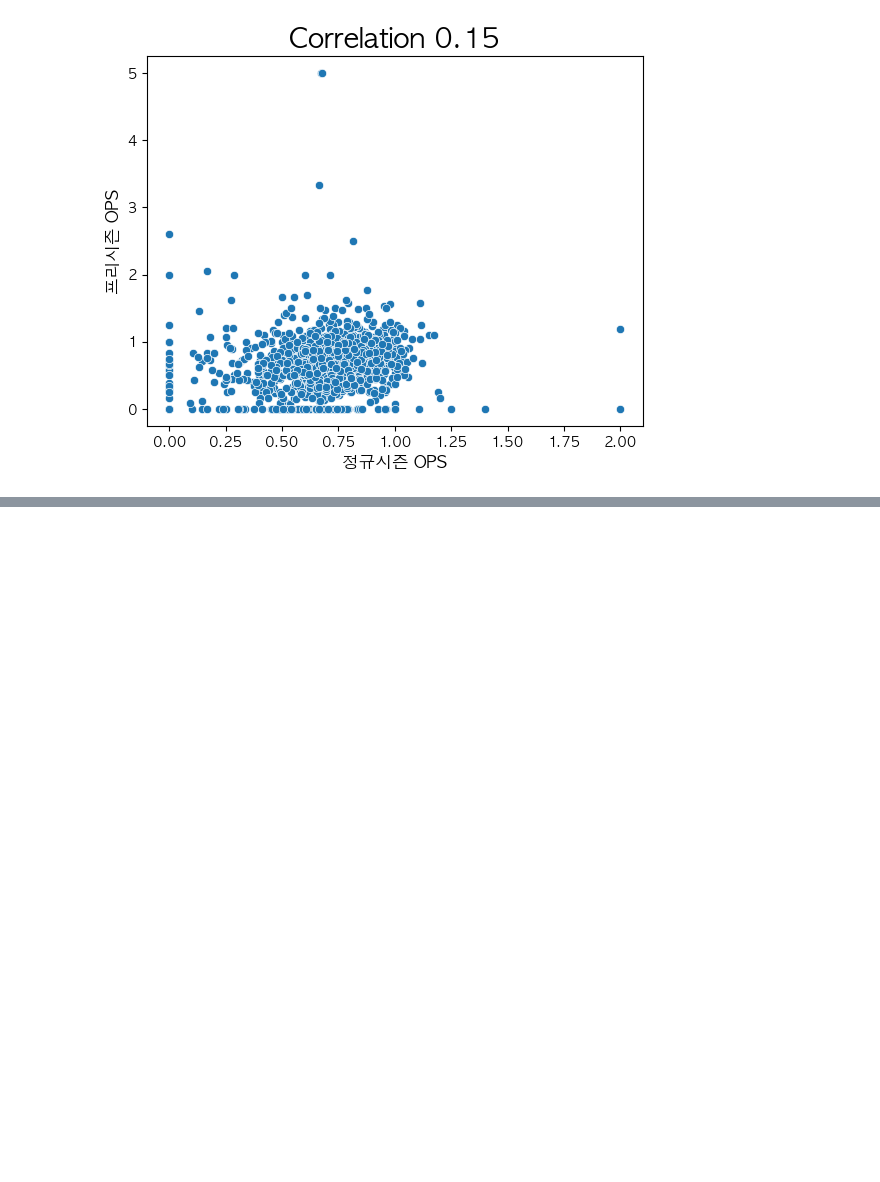
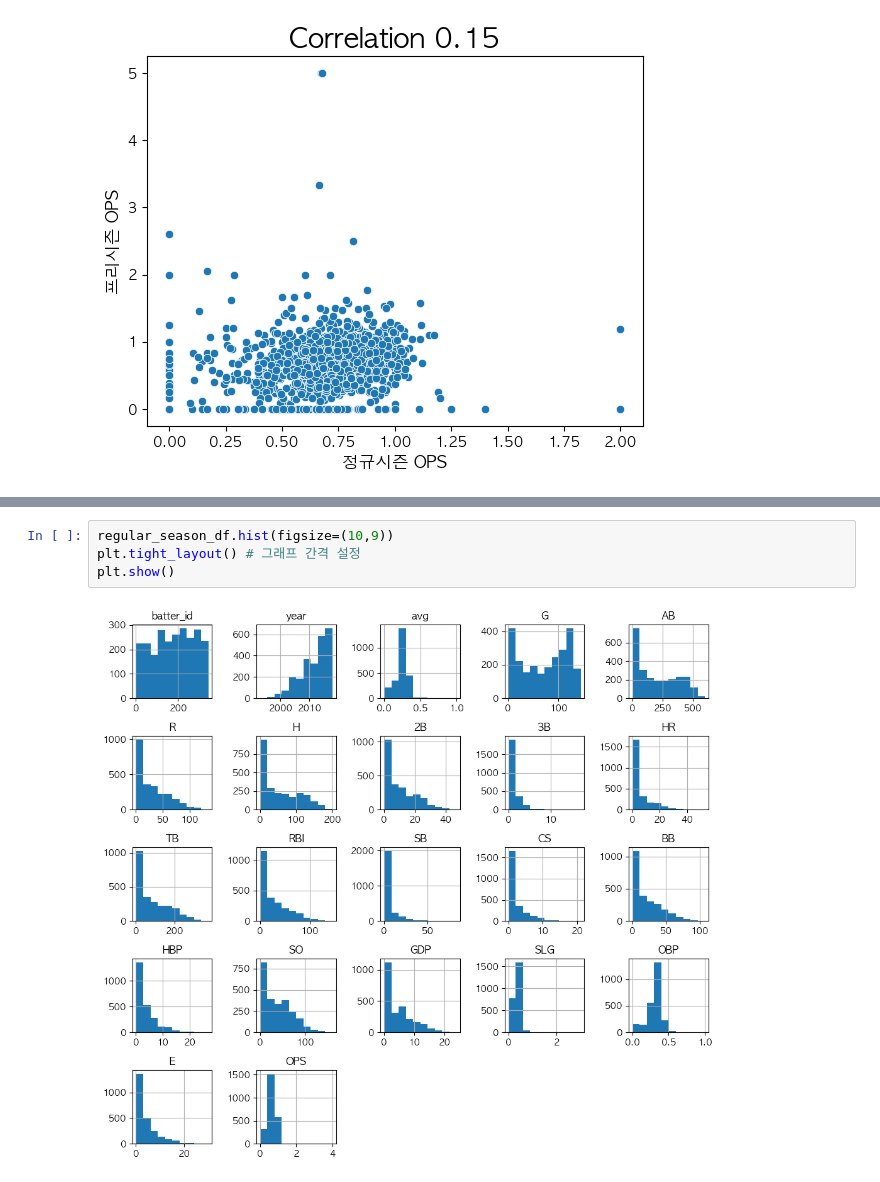
Before and after one commit to YeojinKim03/AI_Data_Science_Projects, a Jupyter notebook: Dacon_Book #1/KBO_OPS.ipynb, the cells around one changed output, grey strips where cells are left out. Cells and saved outputs as stored; diff of their text form; blank space fills up the shorter version.

```diff
--- a/Dacon_Book #1/KBO_OPS.ipynb
+++ b/Dacon_Book #1/KBO_OPS.ipynb
@@ -99,0 +124,6 @@ plt.show()
+# %%
+regular_season_df.hist(figsize=(10,9))
+plt.tight_layout() # 그래프 간격 설정
+plt.show()
+# %% [output]
+[figure, added]
```
Also changed, not shown: parts of 16 cells of this notebook, 4 other files.
